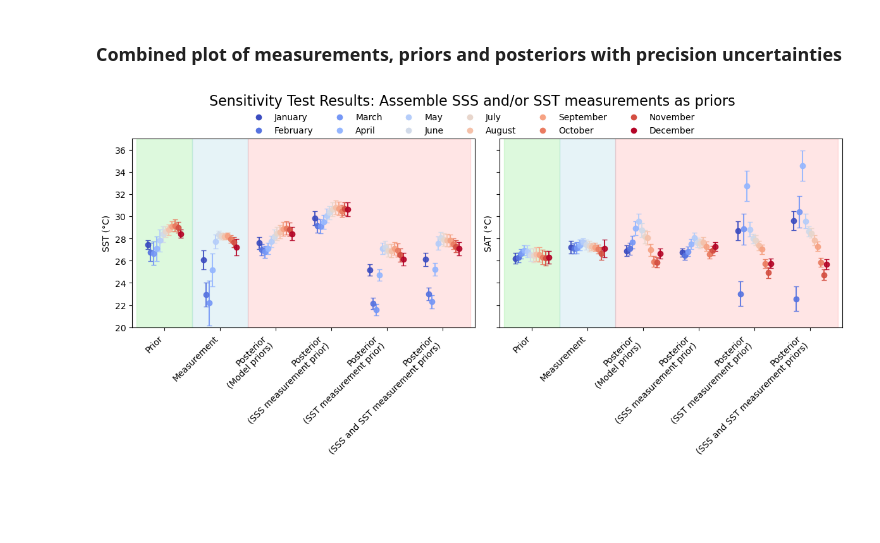
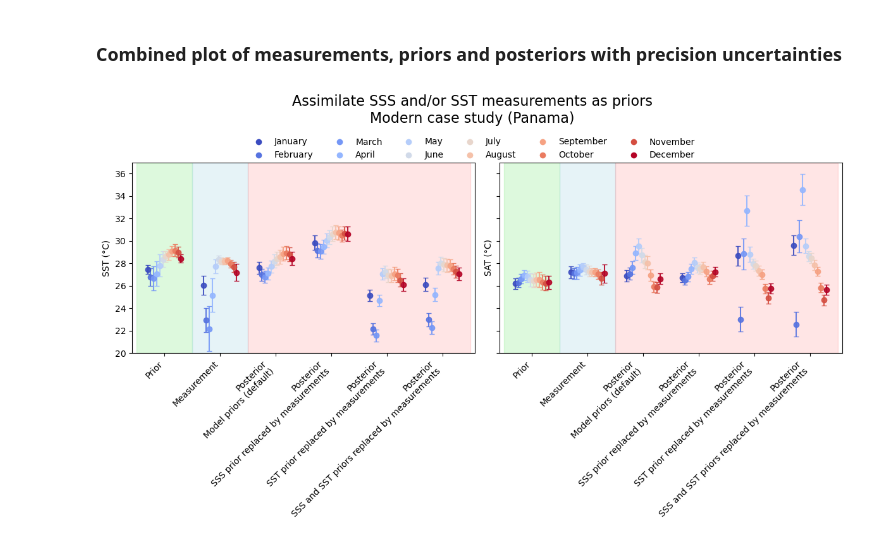
Before and after one commit to nielsjdewinter/SeasonalDA_script, a Jupyter notebook: Seasonal_DA_Modern_Panama_SST_SAT_SSS_precip_SSS_SST_measurements_as_priors_plot.ipynb, the cells around one changed output. Saved outputs shown, nothing was run; the diff lists cells and outputs as text; code cells hidden in the pictures; blank space fills up the shorter version.

Commit message:
Small modifications to figures

```diff
--- a/Seasonal_DA_Modern_Panama_SST_SAT_SSS_precip_SSS_SST_measurements_as_priors_plot.ipynb
+++ b/Seasonal_DA_Modern_Panama_SST_SAT_SSS_precip_SSS_SST_measurements_as_priors_plot.ipynb
@@ -64,7 +64,7 @@ SAT_outcomes_df = pd.DataFrame(SAT_outcomes)
 # %% [markdown]
 ### Combined plot of measurements, priors and posteriors with precision uncertainties
 # %%
-fig, (ax1, ax3) = plt.subplots(1, 2, figsize=(12, 6), sharey=True)
+fig, (ax1, ax3) = plt.subplots(1, 2, figsize=(12, 7), sharey=True)
 fig.subplots_adjust(hspace=0.3)
 
 # Columns to plot (mu + corresponding std) and nicer xlabels
@@ -76,7 +76,7 @@ std_cols_sat = ["SAT_std_prior", "SAT_std_measurement", "SAT_std_post_Model_prio
 # Horizontal axis layout prep
 x = np.arange(len(mu_cols_sst))
 x_offsets = np.linspace(-0.3, 0.3, len(SST_outcomes_df.index))
-xlabels = ["Prior", "Measurement", "Posterior\n(Model priors)", "Posterior\n(SSS measurement prior)", "Posterior\n(SST measurement prior)", "Posterior\n(SSS and SST measurement priors)"]
+xlabels = ["Prior", "Measurement", "Posterior\nModel priors (default)", "Posterior\nSSS prior replaced by measurements", "Posterior\nSST prior replaced by measurements", "Posterior\nSSS and SST priors replaced by measurements"]
 
 # colour map for test cases (rows)
 months = ["January", "February", "March", "April", "May", "June", "July", "August", "September", "October", "November", "December"]
@@ -149,34 +149,34 @@ ax3.add_patch(
 # Add light blue rectangle to highlight measurement
 ax3.add_patch(
     Rectangle(
         (0.5, ax3.get_ylim()[0]),  # (x,y)
         1,                          # width
         ax3.get_ylim()[1] - ax3.get_ylim()[0],  # height
         color='lightblue',
         alpha=0.3,
     )
 )
 # Add light red rectangle to highlight posteriors
 ax3.add_patch(
     Rectangle(
         (1.5, ax3.get_ylim()[0]),  # (x,y)
         4,         # width
         ax3.get_ylim()[1] - ax3.get_ylim()[0],  # height
         color='red',
         alpha=0.1,
     )
 )
 ax3.set_xticks(x)
 ax3.set_xticklabels(xlabels, rotation=45, ha="right")
 ax3.set_ylabel("SAT (°C)")
 
 # build shared legend (ordered according to legend_labels)
 proxy_handles = [Line2D([0], [0], marker='o', color='w', markerfacecolor=colors[i], markersize=8, linestyle='')
                  for i in range(len(legend_labels))]
-fig.legend(proxy_handles, legend_labels, loc="upper center", bbox_to_anchor=(0.5, 0.95), ncol=6, frameon=False)
+fig.legend(proxy_handles, legend_labels, loc="upper center", bbox_to_anchor=(0.5, 0.9), ncol=6, frameon=False)
 
-plt.suptitle('Sensitivity Test Results: Assemble SSS and/or SST measurements as priors', fontsize=16)
-plt.tight_layout(rect=[0, 0, 1, 0.95])
+plt.suptitle('Assimilate SSS and/or SST measurements as priors\nModern case study (Panama)', fontsize=16)
+plt.tight_layout(rect=[0, 0, 1, 0.94])
 plt.show()
 # %% [output]
-[figure, old version]
+[figure, new version]
```
Also changed, not shown: 5 other files.
